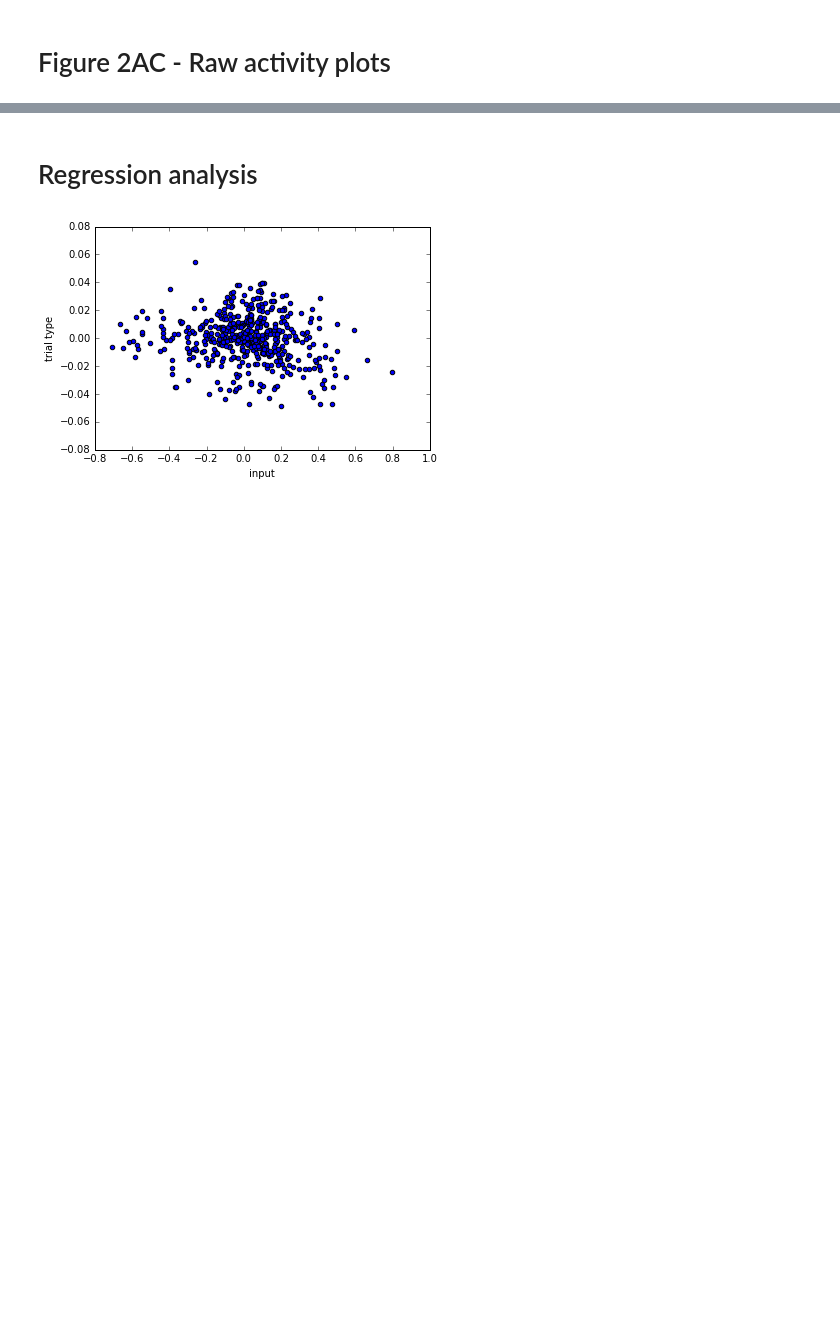
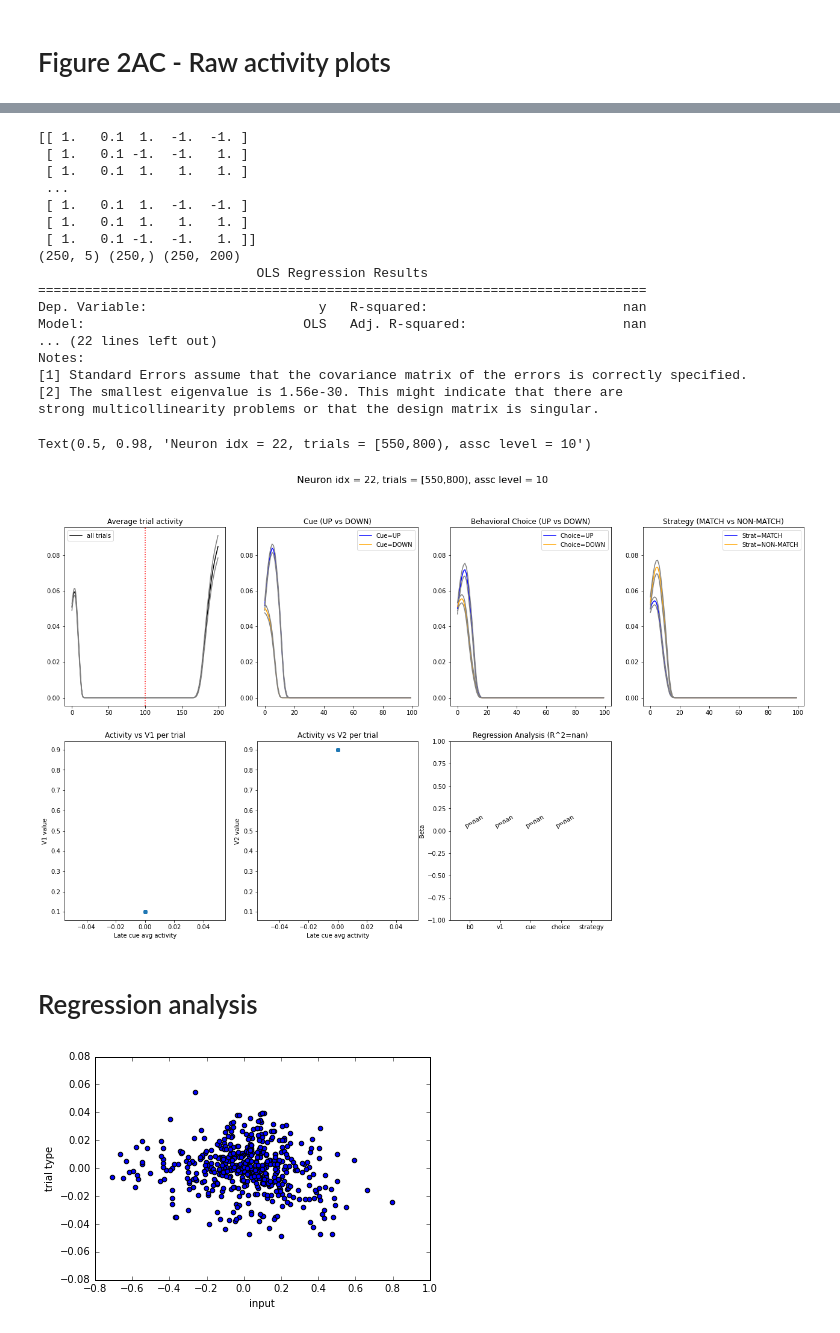
Before and after one commit to hummosa/PFC_MD_weights_stability, a Jupyter notebook: tsutsui-pfc-analysis.ipynb, the cells around one changed output, grey strips where cells are left out. Saved outputs shown, nothing was run; the diff lists cells and outputs as text; code cells hidden in the pictures; blank space fills up the shorter version.

Commit message:
Produce Tsutsui 2016 inspired plots. Note sure how to interpret..

```diff
--- a/tsutsui-pfc-analysis.ipynb
+++ b/tsutsui-pfc-analysis.ipynb
@@ -9,16 +9,16 @@ N_PFC_NEURONS = 500
 
 data_dir = "/om2/group/halassa/PFCMD-ali-sabrina/020321_qvals/by_trial"
 s_trial = 0
-t_trial = 1600
+t_trial = 4800
 
 # each neuron's activity is a row; column index is trial number
-n_trials = t_trial - s_trial + 1
+n_trials = t_trial - s_trial
 rPFC_trials = np.zeros((n_trials, 200, N_PFC_NEURONS))
 output_choice = np.zeros(n_trials)
 task_input = np.zeros((2, n_trials))
 q_values = np.zeros((2, n_trials))
 
-for i in range(s_trial, t_trial+1):
+for i in range(s_trial, t_trial):
     with open(data_dir + "/" + str(i) + ".json") as json_file:
         data = json.load(json_file)
         idx = i - s_trial
@@ -140,3 +117,61 @@ Text(3, 0.03, '9.65e-06')
+# %%
+import statsmodels.api as sm
+import math
+from scipy import stats
+import matplotlib.pyplot as plt
+
+CUE_TIME = 100
+ASSC_LEVELS = ['90', '10', '90', '70', '90', '10', '70', '30', '90', '50', '90', '10']
+SAVE_DIR = "/om2/group/halassa/PFCMD-ali-sabrina/020321_qvals/neuron_figs"
+
+for neuron_idx in range(0, 500, 10):
+    print("Running neuron: " + str(neuron_idx))
+    for n_bin in range(12):
+    trial_s = n_bin * 400 + 150
+    trial_t = (n_bin + 1) * 400
+    assc_level = ASSC_LEVELS[n_bin]
+
+    cue = task_input[0,trial_s:trial_t]
+    choice = output_choice[trial_s:trial_t]
+    strategy = task_input[0,trial_s:trial_t] == choice
+    v1 = q_values[0,trial_s:trial_t]
+    v2 = q_values[1,trial_s:trial_t]
+    rPFC_neuron = rPFC_trials[trial_s:trial_t,:,neuron_idx]
+
+    cue[cue == 0] = -1
+    choice[choice == 0] = -1
+    strategy = [1 if is_match else -1 for is_match in strategy]
+
+    X = np.transpose([np.ones(len(v1)), v1, cue, choice, strategy])
+    y = np.mean(rPFC_neuron[:,math.floor(CUE_TIME/2):CUE_TIME],1)
+    model = sm.OLS(y,X)
+    model_fit = model.fit()
+
+    fig = make_plot(neuron_idx, rPFC_neuron, cue, v1, v2, choice, model_fit)
+    fig.suptitle(f"Neuron idx = {neuron_idx}, trials = [{trial_s},{trial_t}), assc level = {assc_level}", fontsize=16)
+
+        plt.savefig(f"{SAVE_DIR}/nidx={neuron_idx}_s={trial_s}_t={trial_t}_a={assc_level}.jpg", transparent=False)
+        plt.close()
+# %% [output]
+[[ 1.   0.1  1.  -1.  -1. ]
+ [ 1.   0.1 -1.  -1.   1. ]
+ [ 1.   0.1  1.   1.   1. ]
+ ...
+ [ 1.   0.1  1.  -1.  -1. ]
+ [ 1.   0.1  1.   1.   1. ]
+ [ 1.   0.1 -1.  -1.   1. ]]
+(250, 5) (250,) (250, 200)
+                            OLS Regression Results
+==============================================================================
+Dep. Variable:                      y   R-squared:                         nan
+Model:                            OLS   Adj. R-squared:                    nan
+... (22 lines left out)
+Notes:
+[1] Standard Errors assume that the covariance matrix of the errors is correctly specified.
+[2] The smallest eigenvalue is 1.56e-30. This might indicate that there are
+strong multicollinearity problems or that the design matrix is singular.
+Text(0.5, 0.98, 'Neuron idx = 22, trials = [550,800), assc level = 10')
+[figure, added]
 # %% [markdown]
 # Regression analysis
 # %%
```
Also changed, not shown: parts of 2 cells of this notebook.
